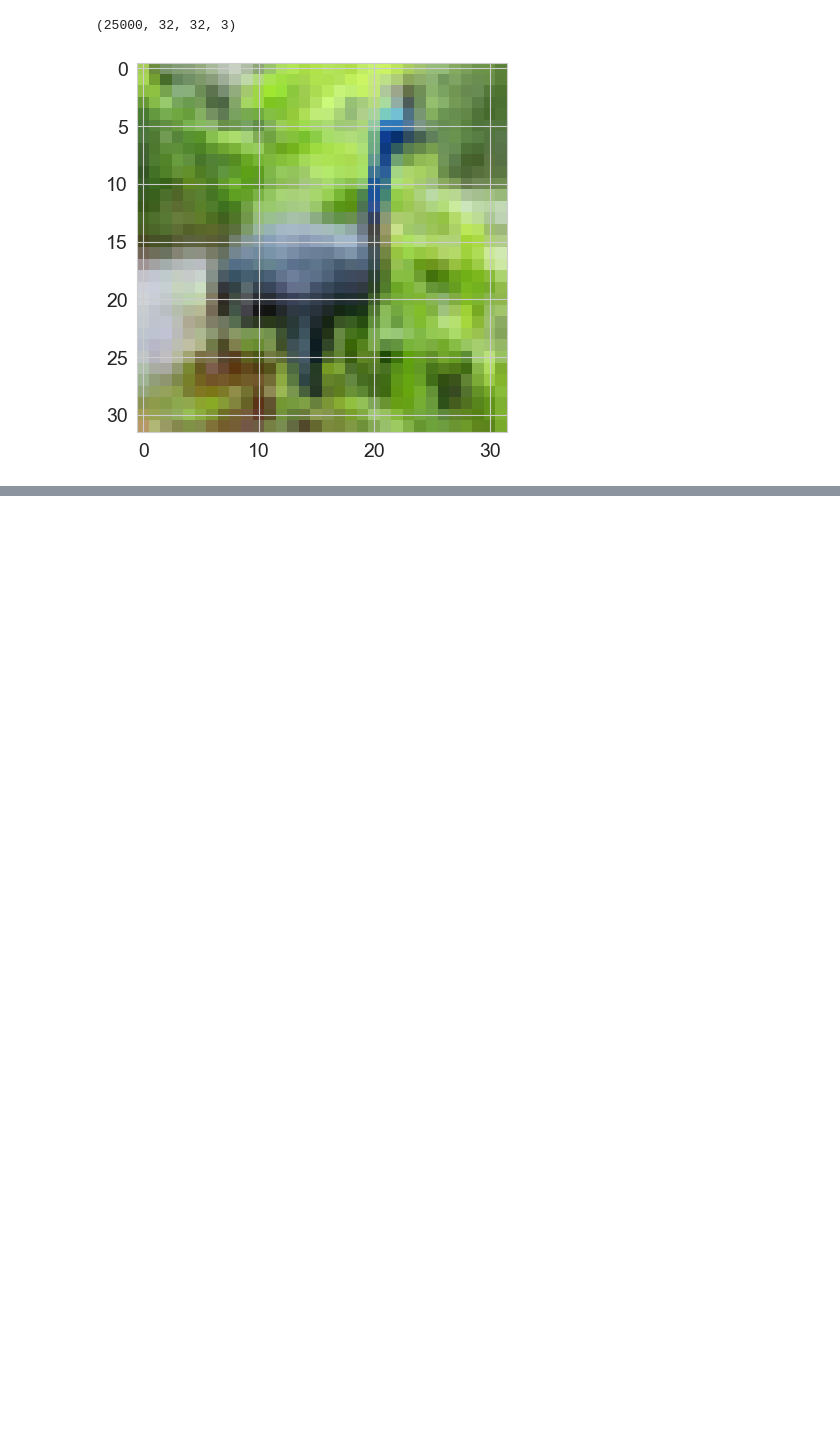
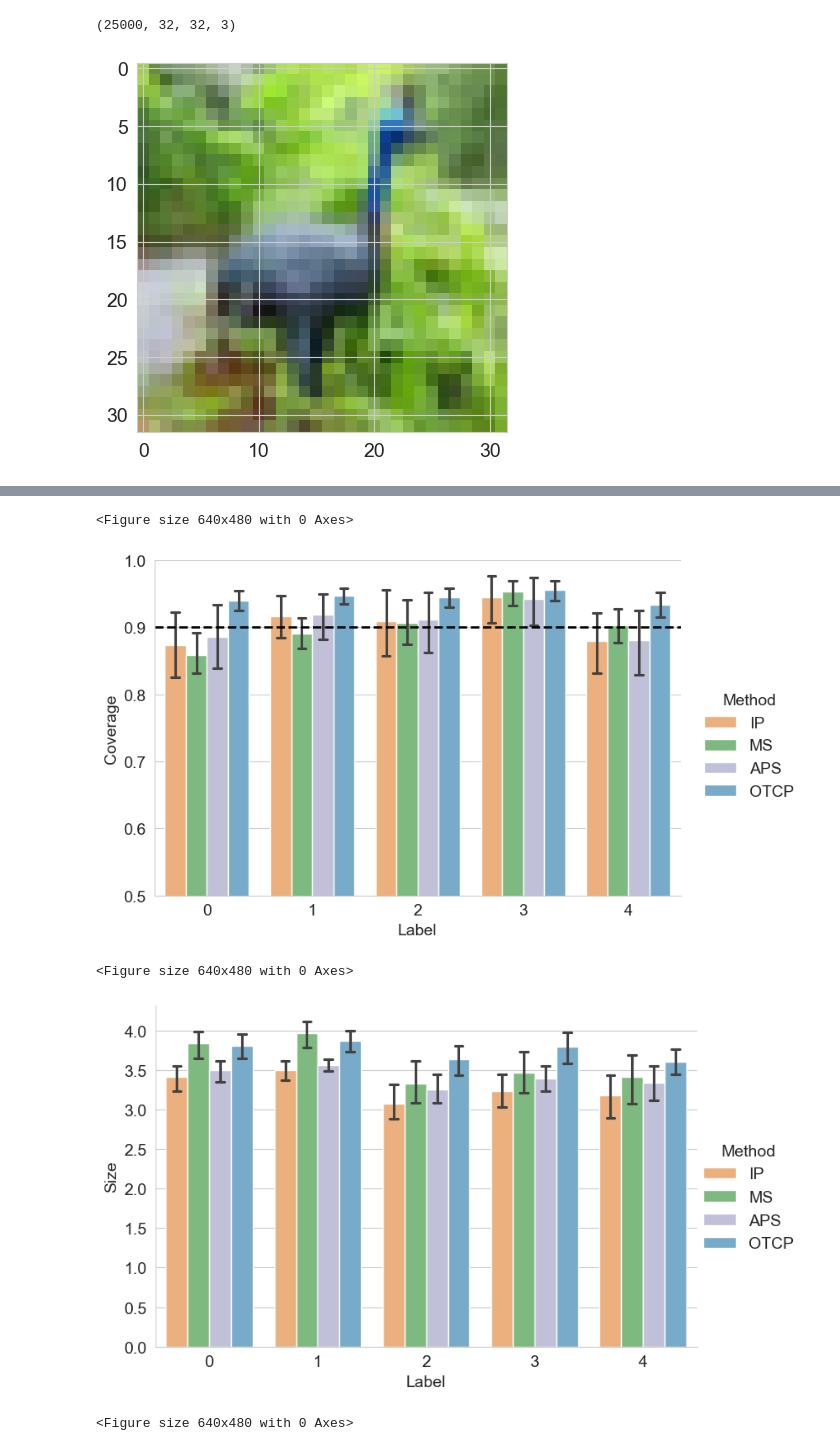
Before and after one commit to gauthierthurin/OTCP, a Jupyter notebook: Classif_OTCP2.ipynb, the cells around one changed output, grey strips where cells are left out. Drawn from its saved outputs; the diff is of its cells as text; code cells hidden in the pictures; blank space fills up the shorter version.

```diff
--- a/Classif_OTCP2.ipynb
+++ b/Classif_OTCP2.ipynb
@@ -563,0 +564,8 @@ Epoch 5/5
+# %%
+plot_resultats_condit_to_y_(resultats_condit_to_y,alpha,dataset)
+# %% [output]
+<Figure size 640x480 with 0 Axes>
+[figure, added]
+<Figure size 640x480 with 0 Axes>
+[figure, added]
+<Figure size 640x480 with 0 Axes>
```
Also changed, not shown: parts of 2 cells of this notebook, 31 other files.
